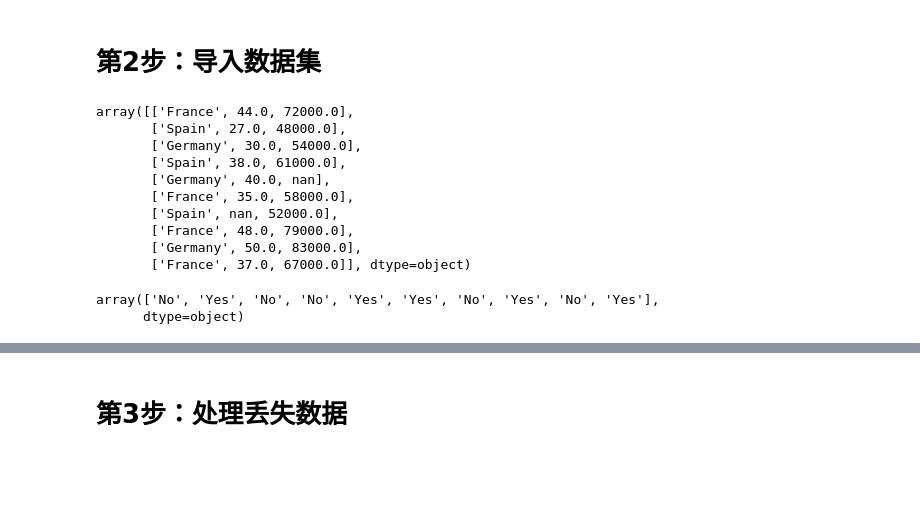
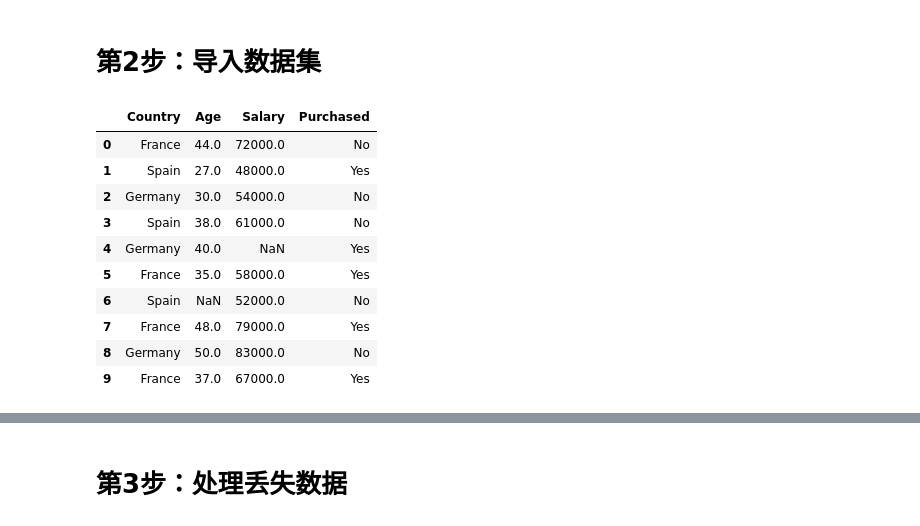
Before and after one commit to carlos19960601/mlnotes, a Jupyter notebook: 100daysofml/Day1 数据预处理.ipynb, the cells around one changed output, grey strips where cells are left out. Drawn from its saved outputs; the diff is of its cells as text; code cells hidden in the pictures; blank space fills up the shorter version.

```diff
--- a/100daysofml/Day1 数据预处理.ipynb
+++ b/100daysofml/Day1 数据预处理.ipynb
@@ -7,23 +7,16 @@ import pandas as pd
 # 第2步：导入数据集
 # %%
 dataset = pd.read_csv("datasets/Data.csv")
-X = dataset.iloc[:, :-1].values
-Y = dataset.iloc[:, 3].values
+dataset.head(10)
+# %% [output]
+|  | Country | Age | Salary | Purchased |
+| 0 | France | 44.0 | 72000.0 | No |
+| 1 | Spain | 27.0 | 48000.0 | Yes |
+| 2 | Germany | 30.0 | 54000.0 | No |
+| 3 | Spain | 38.0 | 61000.0 | No |
+| 4 | Germany | 40.0 | NaN | Yes |
+| 5 | France | 35.0 | 58000.0 | Yes |
+| 6 | Spain | NaN | 52000.0 | No |
+| 7 | France | 48.0 | 79000.0 | Yes |
+| 8 | Germany | 50.0 | 83000.0 | No |
+| 9 | France | 37.0 | 67000.0 | Yes |
-# %%
-X
-# %% [output]
-array([['France', 44.0, 72000.0],
-       ['Spain', 27.0, 48000.0],
-       ['Germany', 30.0, 54000.0],
-       ['Spain', 38.0, 61000.0],
-       ['Germany', 40.0, nan],
-       ['France', 35.0, 58000.0],
-       ['Spain', nan, 52000.0],
-       ['France', 48.0, 79000.0],
-       ['Germany', 50.0, 83000.0],
-       ['France', 37.0, 67000.0]], dtype=object)
-# %%
-Y
-# %% [output]
-array(['No', 'Yes', 'No', 'No', 'Yes', 'Yes', 'No', 'Yes', 'No', 'Yes'],
-      dtype=object)
```
Also changed, not shown: parts of 2 cells of this notebook, 1 other file.
